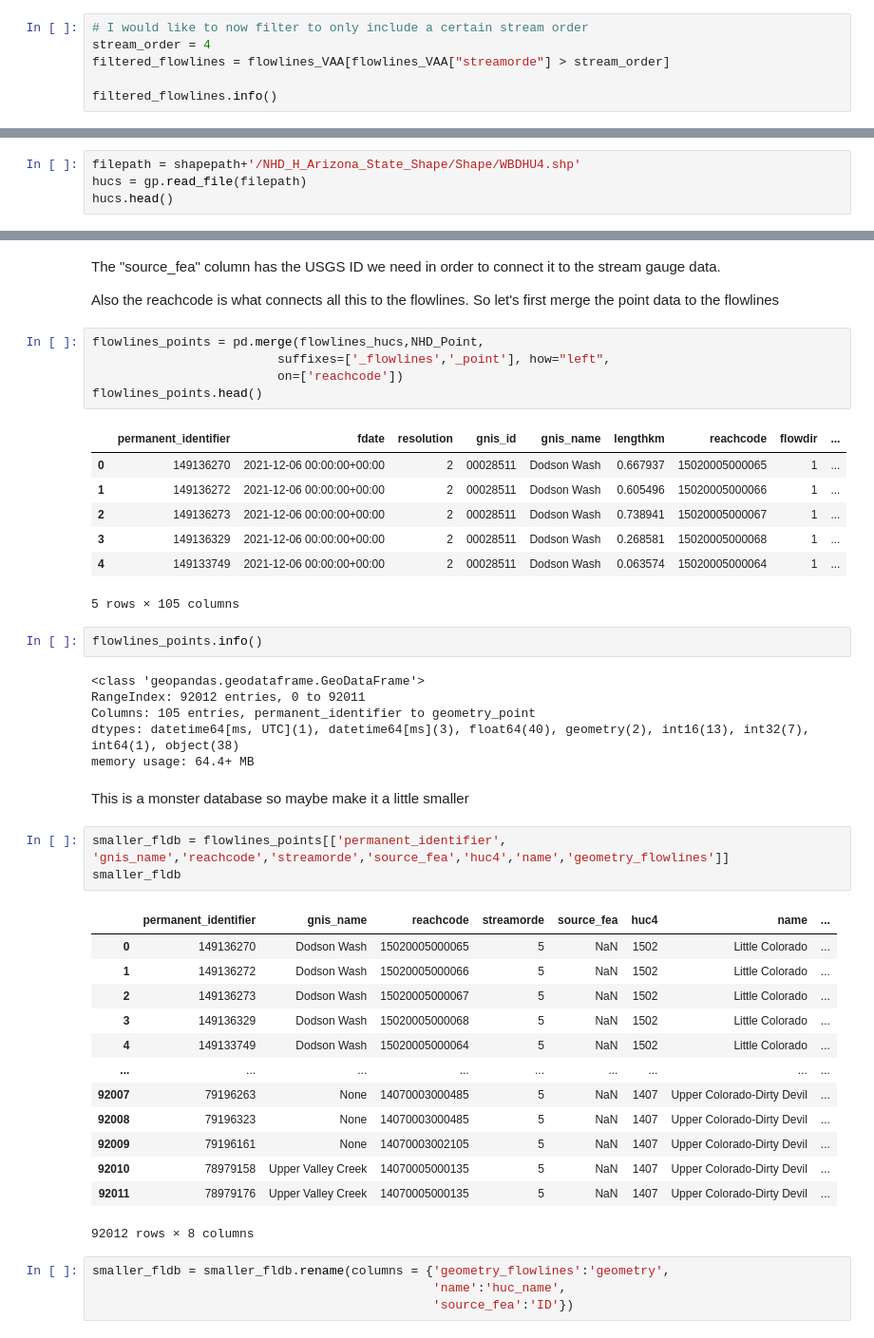
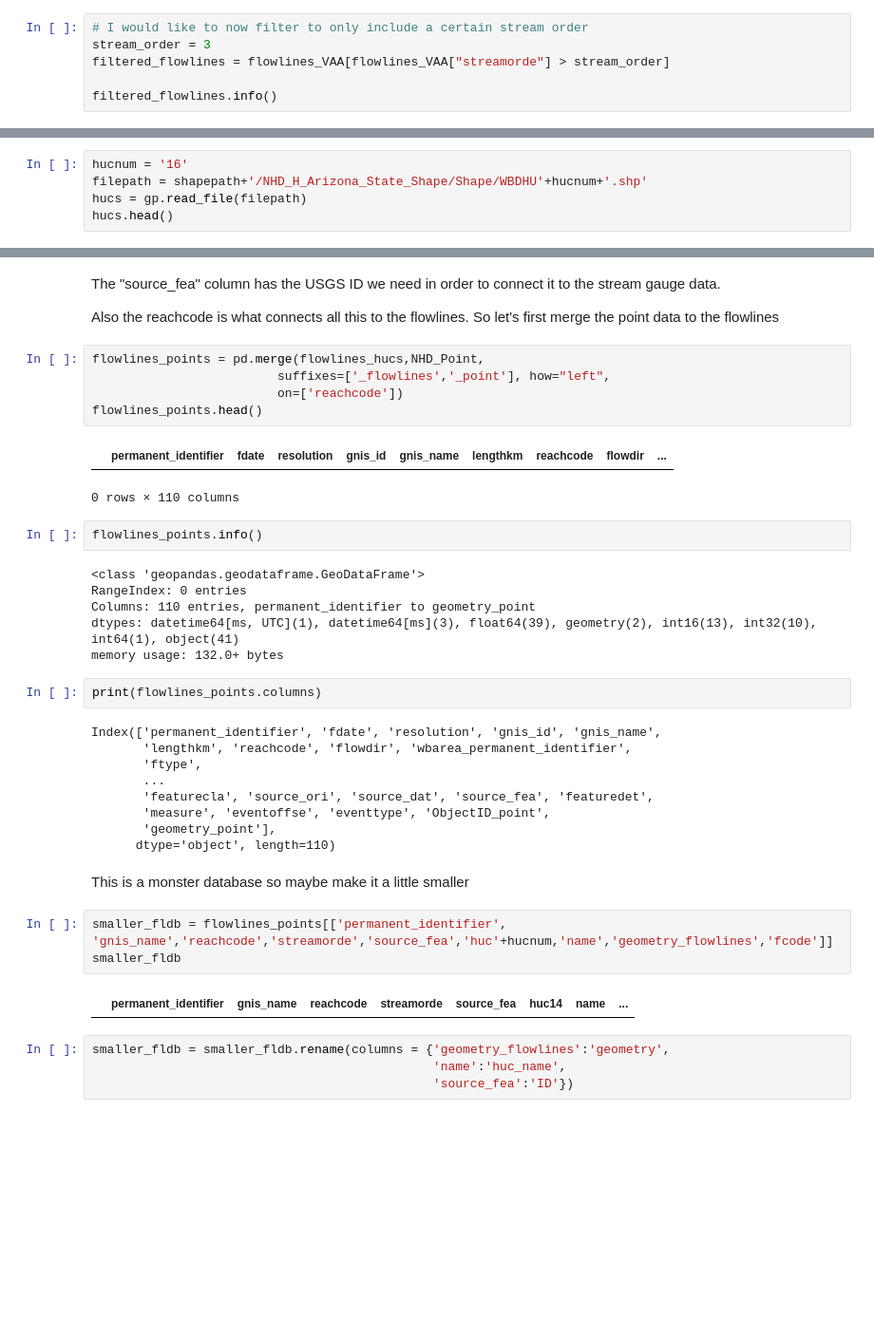
Before and after one commit to dtadych/Shallow_Groundwater_AZ, a Jupyter notebook: Code/DataPreprocessing/NHD_Stream_Preprocessing.ipynb, the cells around one changed output, grey strips where cells are left out. Shown: that part at 95% size. Saved outputs shown, nothing was run; the diff lists cells and outputs as text; blank space fills up the shorter version.

```diff
--- a/Code/DataPreprocessing/NHD_Stream_Preprocessing.ipynb
+++ b/Code/DataPreprocessing/NHD_Stream_Preprocessing.ipynb
@@ -104,7 +106,7 @@ dtypes: datetime64[ms, UTC](1), float64(30), geometry(1), int16(13), int32(6), o
 memory usage: 575.7+ MB
 # %%
 # I would like to now filter to only include a certain stream order
-stream_order = 4
+stream_order = 3
 filtered_flowlines = flowlines_VAA[flowlines_VAA["streamorde"] > stream_order]
 
 filtered_flowlines.info()
@@ -134,5 +136,6 @@ filtered_flowlines.plot()
 # %%
-filepath = shapepath+'/NHD_H_Arizona_State_Shape/Shape/WBDHU4.shp'
+hucnum = '16'
+filepath = shapepath+'/NHD_H_Arizona_State_Shape/Shape/WBDHU'+hucnum+'.shp'
 hucs = gp.read_file(filepath)
 hucs.head()
 # %% [output]
@@ -220,39 +214,33 @@ flowlines_points = pd.merge(flowlines_hucs,NHD_Point,
 flowlines_points.head()
 # %% [output]
 |  | permanent_identifier | fdate | resolution | gnis_id | gnis_name | lengthkm | reachcode | flowdir | ... |
-| 0 | 149136270 | 2021-12-06 00:00:00+00:00 | 2 | 00028511 | Dodson Wash | 0.667937 | 15020005000065 | 1 | ... |
-| 1 | 149136272 | 2021-12-06 00:00:00+00:00 | 2 | 00028511 | Dodson Wash | 0.605496 | 15020005000066 | 1 | ... |
-| 2 | 149136273 | 2021-12-06 00:00:00+00:00 | 2 | 00028511 | Dodson Wash | 0.738941 | 15020005000067 | 1 | ... |
-| 3 | 149136329 | 2021-12-06 00:00:00+00:00 | 2 | 00028511 | Dodson Wash | 0.268581 | 15020005000068 | 1 | ... |
-| 4 | 149133749 | 2021-12-06 00:00:00+00:00 | 2 | 00028511 | Dodson Wash | 0.063574 | 15020005000064 | 1 | ... |
-5 rows × 105 columns
+0 rows × 110 columns
 # %%
 flowlines_points.info()
 # %% [output]
 <class 'geopandas.geodataframe.GeoDataFrame'>
-RangeIndex: 92012 entries, 0 to 92011
-Columns: 105 entries, permanent_identifier to geometry_point
-dtypes: datetime64[ms, UTC](1), datetime64[ms](3), float64(40), geometry(2), int16(13), int32(7), int64(1), object(38)
-memory usage: 64.4+ MB
+RangeIndex: 0 entries
+Columns: 110 entries, permanent_identifier to geometry_point
+dtypes: datetime64[ms, UTC](1), datetime64[ms](3), float64(39), geometry(2), int16(13), int32(10), int64(1), object(41)
+memory usage: 132.0+ bytes
+# %%
+print(flowlines_points.columns)
+# %% [output]
+Index(['permanent_identifier', 'fdate', 'resolution', 'gnis_id', 'gnis_name',
+       'lengthkm', 'reachcode', 'flowdir', 'wbarea_permanent_identifier',
+       'ftype',
+       ...
+       'featurecla', 'source_ori', 'source_dat', 'source_fea', 'featuredet',
+       'measure', 'eventoffse', 'eventtype', 'ObjectID_point',
+       'geometry_point'],
+      dtype='object', length=110)
 # %% [markdown]
 This is a monster database so maybe make it a little smaller
 # %%
-smaller_fldb = flowlines_points[['permanent_identifier', 'gnis_name','reachcode','streamorde','source_fea','huc4','name','geometry_flowlines']]
+smaller_fldb = flowlines_points[['permanent_identifier', 'gnis_name','reachcode','streamorde','source_fea','huc'+hucnum,'name','geometry_flowlines','fcode']]
 smaller_fldb
 # %% [output]
-|  | permanent_identifier | gnis_name | reachcode | streamorde | source_fea | huc4 | name | ... |
-| 0 | 149136270 | Dodson Wash | 15020005000065 | 5 | NaN | 1502 | Little Colorado | ... |
-| 1 | 149136272 | Dodson Wash | 15020005000066 | 5 | NaN | 1502 | Little Colorado | ... |
-| 2 | 149136273 | Dodson Wash | 15020005000067 | 5 | NaN | 1502 | Little Colorado | ... |
-| 3 | 149136329 | Dodson Wash | 15020005000068 | 5 | NaN | 1502 | Little Colorado | ... |
-| 4 | 149133749 | Dodson Wash | 15020005000064 | 5 | NaN | 1502 | Little Colorado | ... |
-| ... | ... | ... | ... | ... | ... | ... | ... | ... |
-| 92007 | 79196263 | None | 14070003000485 | 5 | NaN | 1407 | Upper Colorado-Dirty Devil | ... |
-| 92008 | 79196323 | None | 14070003000485 | 5 | NaN | 1407 | Upper Colorado-Dirty Devil | ... |
-| 92009 | 79196161 | None | 14070003002105 | 5 | NaN | 1407 | Upper Colorado-Dirty Devil | ... |
-| 92010 | 78979158 | Upper Valley Creek | 14070005000135 | 5 | NaN | 1407 | Upper Colorado-Dirty Devil | ... |
-| 92011 | 78979176 | Upper Valley Creek | 14070005000135 | 5 | NaN | 1407 | Upper Colorado-Dirty Devil | ... |
+|  | permanent_identifier | gnis_name | reachcode | streamorde | source_fea | huc14 | name | ... |
-92012 rows × 8 columns
 # %%
 smaller_fldb = smaller_fldb.rename(columns = {'geometry_flowlines':'geometry',
                                               'name':'huc_name',
```
Also changed, not shown: parts of 9 cells of this notebook.
